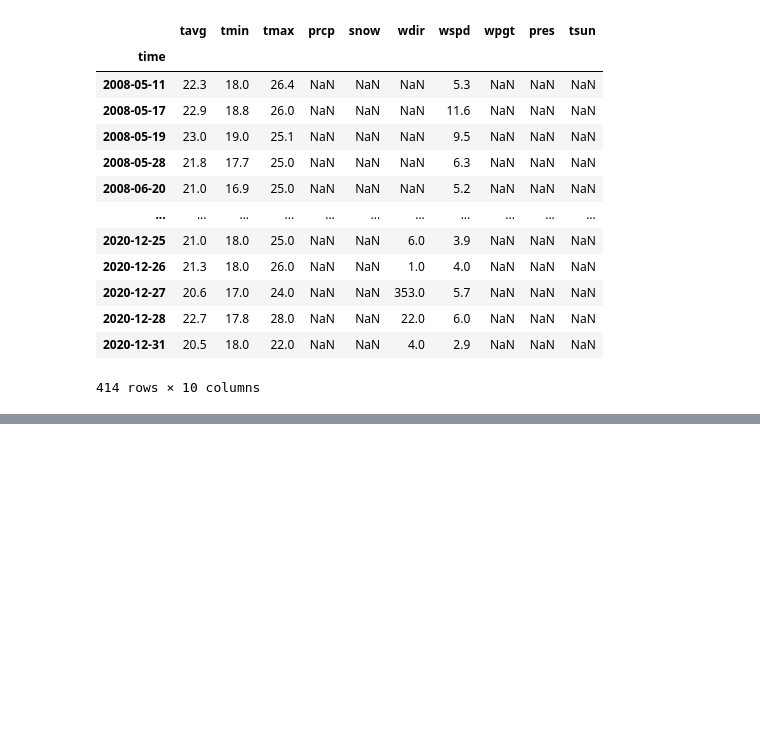
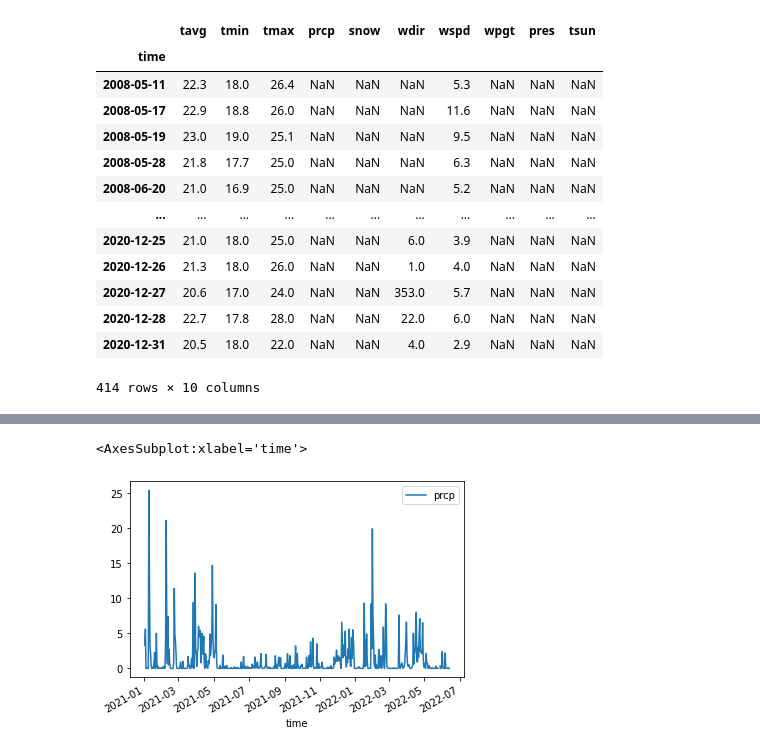
Before and after one commit to MARS-Group-HAW/esida-db, a Jupyter notebook: notebooks/Meteostat import.ipynb, the cells around one changed output, grey strips where cells are left out. Saved outputs shown, nothing was run; the diff lists cells and outputs as text; code cells hidden in the pictures; blank space fills up the shorter version.

```diff
--- a/notebooks/Meteostat import.ipynb
+++ b/notebooks/Meteostat import.ipynb
@@ -104,0 +186,5 @@ data
+# %%
+df.plot(x='time', y=['prcp'])
+# %% [output]
+<AxesSubplot:xlabel='time'>
+[figure, added]
```
Also changed, not shown: parts of 26 cells of this notebook.
